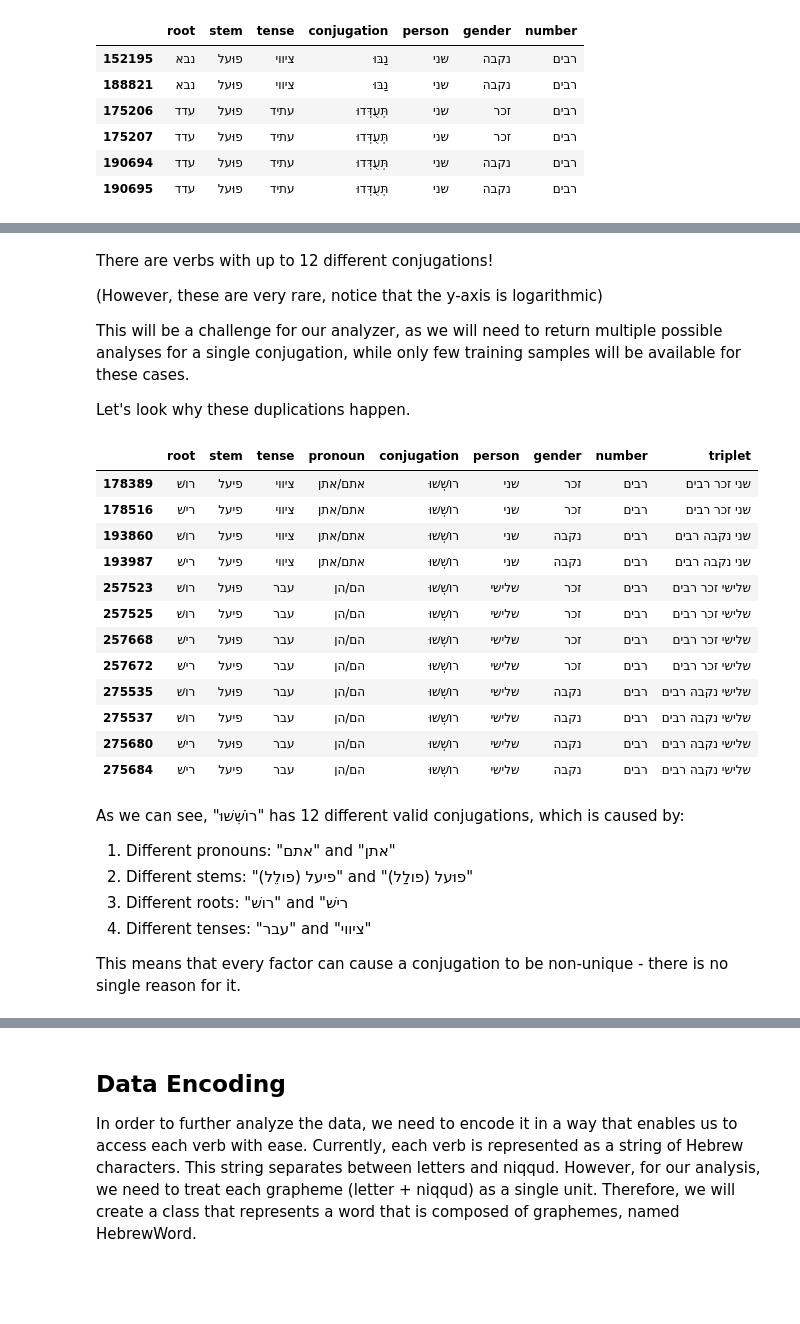
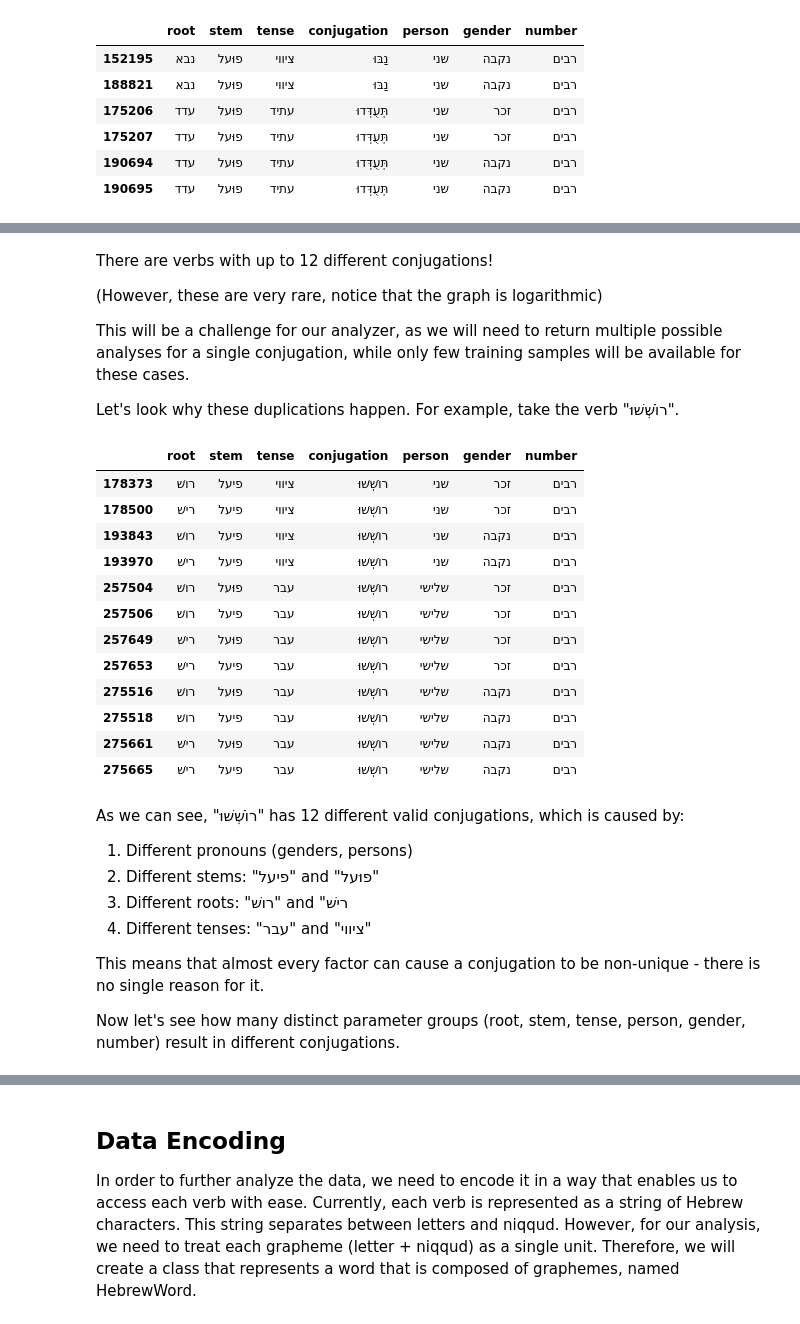
Before and after one commit to EyalShahimov/HebrewWordsAnalysis, a Jupyter notebook: main.ipynb, the cells around one changed output, grey strips where cells are left out. Cells and saved outputs as stored; diff of their text form; code cells hidden in the pictures; blank space fills up the shorter version.

```diff
--- a/main.ipynb
+++ b/main.ipynb
@@ -513,13 +471,0 @@ Found 7 unique roots of length 5
-# %%
-
-roots_len5 = unique_roots[unique_roots.map(normalize_root).map(len) == 5].sort_values().reset_index(drop=True)
-print(f'Found {len(roots_len5)} unique roots of length 5')
-for r in roots_len5:
-    print(r)
-
-# Remove rows where normalized root length == 5
-mask_len5 = VERBS_DF['root'].dropna().astype(str).map(normalize_root).map(len) == 5
-removed_count = int(mask_len5.sum())
-if removed_count > 0:
-    VERBS_DF = VERBS_DF.loc[~mask_len5].reset_index(drop=True)
-print(f'Removed {removed_count} rows with normalized root length == 5')
@@ -535,0 +494,2 @@ Removed 0 rows with normalized root length == 5
+# %%
+VERBS_DF = VERBS_DF[VERBS_DF['root'].map(letter_count) != 5].reset_index(drop=True)
@@ -535,0 +526,12 @@ Removed 0 rows with normalized root length == 5
+# %%
+def normalize_letters(word: str) -> list[str]:
+    return [Alephbet.FINALS_MAPPING.get(c, c) for c in word if c in Alephbet.LETTERS_WITH_FINALS]
+
+def get_letters_not_in_conjugations(df: pd.DataFrame) -> set[str]:
+    letters_not_in_conjugations = set()
+    for _, row in df.iterrows():
+        conj_letters = normalize_letters(row['conjugation'])
+        root_letters = normalize_letters(row['root'])
+        letters_not_in_conjugations.update(c for c in root_letters if c not in conj_letters)
+
+    return letters_not_in_conjugations
@@ -535,0 +563,5 @@ Removed 0 rows with normalized root length == 5
+# %%
+VERBS_DF = VERBS_DF[~(
+    VERBS_DF['conjugation'].astype(str).map(lambda w: 'ר' not in normalize_letters(w))
+    & VERBS_DF['root'].astype(str).map(lambda w: 'ר' in normalize_letters(w))
+)].reset_index(drop=True)
@@ -554,34 +593,35 @@ plt.show()
 # %% [markdown]
 There are verbs with up to 12 different conjugations!
 
-(However, these are very rare, notice that the y-axis is logarithmic)
+(However, these are very rare, notice that the graph is logarithmic)
 
 This will be a challenge for our analyzer, as we will need to return multiple possible analyses for a single conjugation, while only few training samples will be available for these cases.
 
-Let's look why these duplications happen.
+Let's look why these duplications happen. For example, take the verb "רוֹשְׁשׁוּ".
 # %%
-# Find the most common conjugation
-display(VERBS_DF[VERBS_DF['conjugation'] == 'רוֹשְׁשׁוּ']) # רָבָה
+VERBS_DF[VERBS_DF['conjugation'] == 'רוֹשְׁשׁוּ']
 # %% [output]
-|  | root | stem | tense | pronoun | conjugation | person | gender | number | triplet |
-| 178389 | רושׁ | פיעל | ציווי | אתם/אתן | רוֹשְׁשׁוּ | שני | זכר | רבים | שני זכר רבים |
-| 178516 | רישׁ | פיעל | ציווי | אתם/אתן | רוֹשְׁשׁוּ | שני | זכר | רבים | שני זכר רבים |
-| 193860 | רושׁ | פיעל | ציווי | אתם/אתן | רוֹשְׁשׁוּ | שני | נקבה | רבים | שני נקבה רבים |
-| 193987 | רישׁ | פיעל | ציווי | אתם/אתן | רוֹשְׁשׁוּ | שני | נקבה | רבים | שני נקבה רבים |
-| 257523 | רושׁ | פוּעל | עבר | הם/הן | רוֹשְׁשׁוּ | שלישי | זכר | רבים | שלישי זכר רבים |
-| 257525 | רושׁ | פיעל | עבר | הם/הן | רוֹשְׁשׁוּ | שלישי | זכר | רבים | שלישי זכר רבים |
-| 257668 | רישׁ | פוּעל | עבר | הם/הן | רוֹשְׁשׁוּ | שלישי | זכר | רבים | שלישי זכר רבים |
-| 257672 | רישׁ | פיעל | עבר | הם/הן | רוֹשְׁשׁוּ | שלישי | זכר | רבים | שלישי זכר רבים |
-| 275535 | רושׁ | פוּעל | עבר | הם/הן | רוֹשְׁשׁוּ | שלישי | נקבה | רבים | שלישי נקבה רבים |
-| 275537 | רושׁ | פיעל | עבר | הם/הן | רוֹשְׁשׁוּ | שלישי | נקבה | רבים | שלישי נקבה רבים |
-| 275680 | רישׁ | פוּעל | עבר | הם/הן | רוֹשְׁשׁוּ | שלישי | נקבה | רבים | שלישי נקבה רבים |
-| 275684 | רישׁ | פיעל | עבר | הם/הן | רוֹשְׁשׁוּ | שלישי | נקבה | רבים | שלישי נקבה רבים |
+|  | root | stem | tense | conjugation | person | gender | number |
+| 178373 | רושׁ | פיעל | ציווי | רוֹשְׁשׁוּ | שני | זכר | רבים |
+| 178500 | רישׁ | פיעל | ציווי | רוֹשְׁשׁוּ | שני | זכר | רבים |
+| 193843 | רושׁ | פיעל | ציווי | רוֹשְׁשׁוּ | שני | נקבה | רבים |
+| 193970 | רישׁ | פיעל | ציווי | רוֹשְׁשׁוּ | שני | נקבה | רבים |
+| 257504 | רושׁ | פוּעל | עבר | רוֹשְׁשׁוּ | שלישי | זכר | רבים |
+| 257506 | רושׁ | פיעל | עבר | רוֹשְׁשׁוּ | שלישי | זכר | רבים |
+| 257649 | רישׁ | פוּעל | עבר | רוֹשְׁשׁוּ | שלישי | זכר | רבים |
+| 257653 | רישׁ | פיעל | עבר | רוֹשְׁשׁוּ | שלישי | זכר | רבים |
+| 275516 | רושׁ | פוּעל | עבר | רוֹשְׁשׁוּ | שלישי | נקבה | רבים |
+| 275518 | רושׁ | פיעל | עבר | רוֹשְׁשׁוּ | שלישי | נקבה | רבים |
+| 275661 | רישׁ | פוּעל | עבר | רוֹשְׁשׁוּ | שלישי | נקבה | רבים |
+| 275665 | רישׁ | פיעל | עבר | רוֹשְׁשׁוּ | שלישי | נקבה | רבים |
 # %% [markdown]
 As we can see, "רוֹשְׁשׁוּ" has 12 different valid conjugations, which is caused by:
-1. Different pronouns: "אתם" and "אתן"
-2. Different stems: "פיעל (פולֵל)" and "פוּעל (פולַל)"
+1. Different pronouns (genders, persons)
+2. Different stems: "פיעל" and "פוּעל"
 3. Different roots: "רושׁ" and "רישׁ
 4. Different tenses: "עבר" and "ציווי"
 
-This means that every factor can cause a conjugation to be non-unique - there is no single reason for it.
+This means that almost every factor can cause a conjugation to be non-unique - there is no single reason for it.
+
+Now let's see how many distinct parameter groups (root, stem, tense, person, gender, number) result in different conjugations.
 # %%
```
Also changed, not shown: parts of 42 cells of this notebook.
